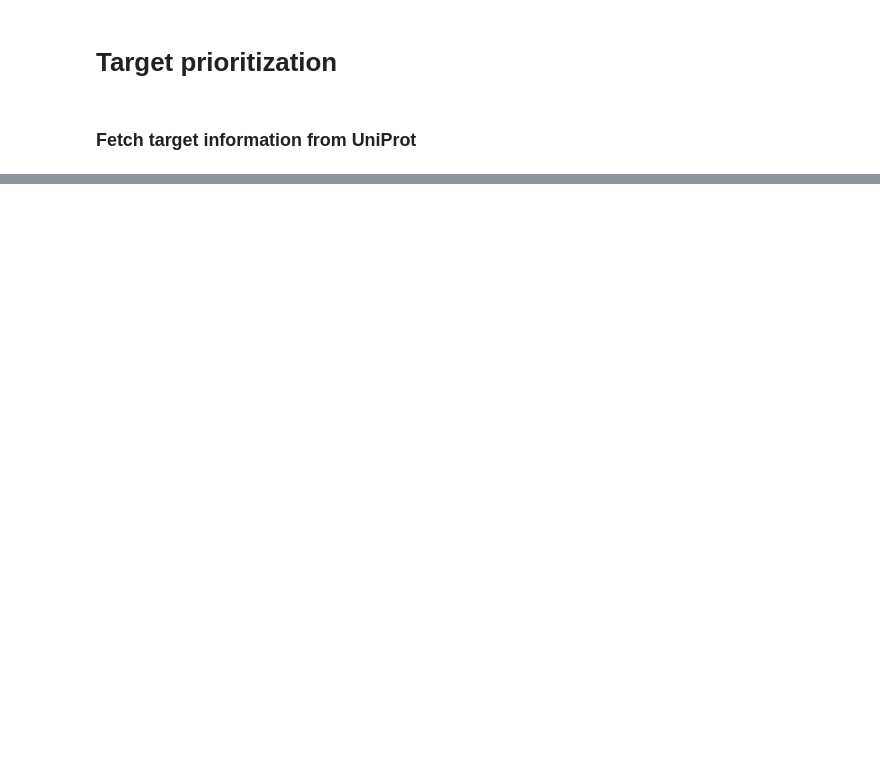
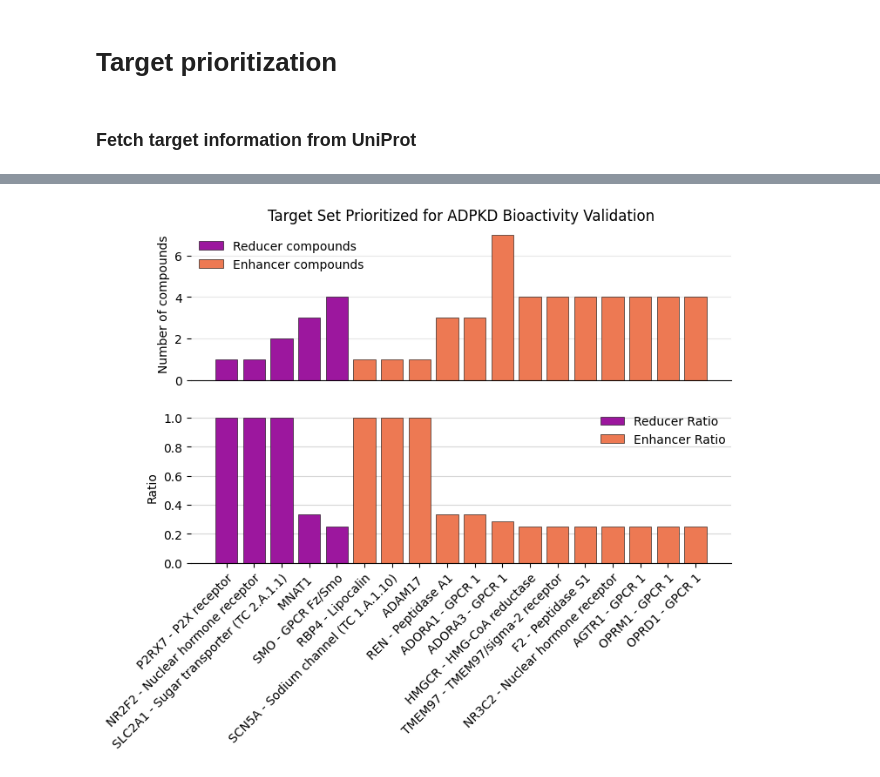
Before and after one commit to CDDLeiden/cyst-to-target-and-back, a Jupyter notebook: 02_TargetID_and_Prioritization/papyrus_data_linker.ipynb, the cells around one changed output, grey strips where cells are left out. Saved outputs shown, nothing was run; the diff lists cells and outputs as text; code cells hidden in the pictures; blank space fills up the shorter version.

```diff
--- a/02_TargetID_and_Prioritization/papyrus_data_linker.ipynb
+++ b/02_TargetID_and_Prioritization/papyrus_data_linker.ipynb
@@ -537,0 +573,76 @@ fig.savefig(
+# %%
+datapoints_priori_df = toplot_df.query("ChEMBL.isin(@enough_datapoints_chembl)")
+
+scalar_mappable = ScalarMappable(cmap="plasma")
+colors = scalar_mappable.to_rgba(range(4), alpha=1).tolist()
+colors = [colors[1], colors[2]]
+spines = ["right", "left", "top"]
+
+color_mapping = {
+    "Reducer Ratio": [0.610667, 0.090204, 0.619951, 1.0],
+    "Enhancer Ratio": [0.928329, 0.472975, 0.326067, 1.0],
+}
+
+fig, axes = plt.subplots(nrows=2, figsize=(8, 5))
+for idx, row in datapoints_priori_df.iterrows():
+    color = color_mapping[row["variable"]]
+    axes[0].bar(row["plot_identifier"], row["total"], color=color, edgecolor="black", linewidth=0.4)
+    axes[1].bar(row["plot_identifier"], row["value"], color=color, edgecolor="black", linewidth=0.4)
+
+for spine in spines:
+    axes[0].spines[spine].set_visible(False)
+    axes[1].spines[spine].set_visible(False)
+
+axes[0].set_ylabel("Number of compounds")
+axes[0].set_title(
+    "Target Set Prioritized for ADPKD Bioactivity Validation",
+)
+axes[0].set_xticks([])
+axes[0].grid(axis="y", alpha=0.3)
+axes[0].set_axisbelow(True)
+custom_labels = ["Reducer compounds", "Enhancer compounds"]
+
+legend_elements = [
+    Patch(facecolor=color_mapping[key], edgecolor="black", linewidth=0.4, label=lab)
+    for key, lab in zip(color_mapping, custom_labels)
+]
+
+axes[0].legend(
+    handles=legend_elements,
+    # bbox_to_anchor=(1.0, 0.1),
+    # loc="lower left",
+    bbox_to_anchor=(0.33, 0.95),
+    borderaxespad=0,
+    frameon=False,
+)
+
+legend_elements = [
+    Patch(facecolor=color_mapping[key], edgecolor="black", linewidth=0.4, label=key) for key in color_mapping
+]
+
+axes[1].legend(
+    handles=legend_elements,
+    # bbox_to_anchor=(1.0, 0.1),
+    # loc="lower left",
+    borderaxespad=0,
+    frameon=False,
+)
+axes[1].set_xticklabels(axes[1].get_xticklabels(), rotation=45, ha="right", rotation_mode="anchor")
+
+axes[1].grid(axis="y", alpha=0.5)
+axes[1].set_axisbelow(True)
+axes[1].set_ylabel("Ratio")
+
+fig.savefig(
+    "../figures/ADPKD-Prioritized_Target_Set-prioritized.png",
+    dpi=300,
+    bbox_inches="tight",
+    facecolor="white",
+)
+fig.savefig(
+    "../figures/ADPKD-Prioritized_Target_Set-prioritized.svg",
+    bbox_inches="tight",
+    facecolor="none",
+)
+# %% [output]
+[figure, added]
```
Also changed, not shown: parts of 8 cells of this notebook, 7 other files.
